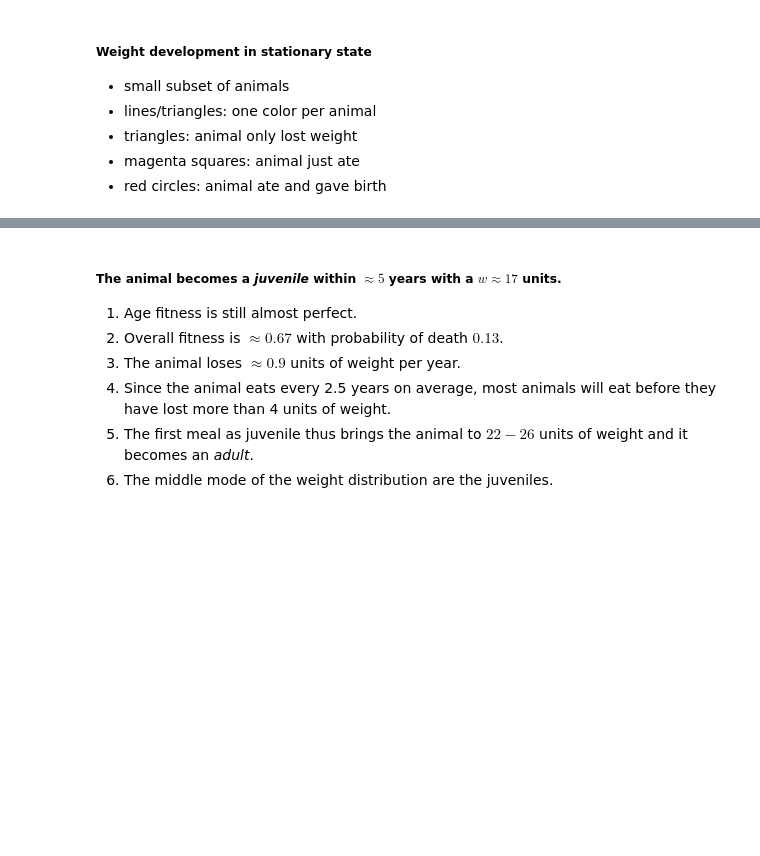
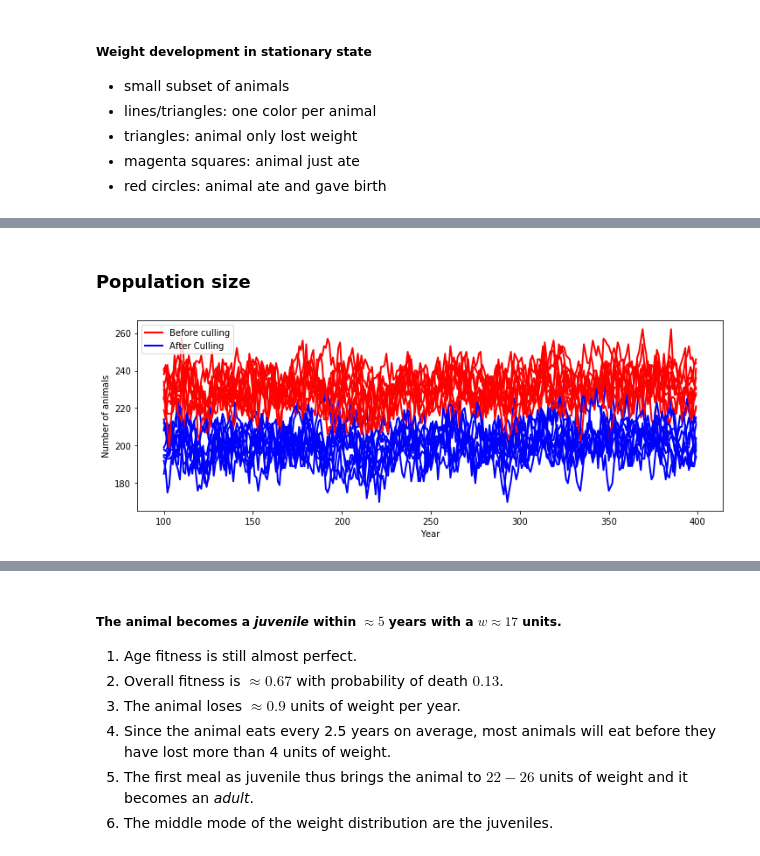
Before and after one commit to heplesser/nmbu_inf200_june2020, a Jupyter notebook: lectures/INF200_H19_J06_ModelDynamics.ipynb, the cells around one changed output, grey strips where cells are left out. Drawn from its saved outputs; the diff is of its cells as text; code cells hidden in the pictures; blank space fills up the shorter version.

```diff
--- a/lectures/INF200_H19_J06_ModelDynamics.ipynb
+++ b/lectures/INF200_H19_J06_ModelDynamics.ipynb
@@ -648,0 +545,11 @@ Very nice agreement with normal distribution, with slight deviation at lower tai
+# %% [markdown]
+### Population size
+# %%
+for h in hd:
+    plt.plot(h.cnt_y, h.cnt_all, 'r', lw=2)
+    plt.plot(h.cnt_y, h.cnt_srv, 'b', lw=2)
+plt.xlabel('Year')
+plt.ylabel('Number of animals')
+plt.legend(['Before culling', 'After Culling']);
+# %% [output]
+[figure, added]
```
Also changed, not shown: parts of 98 cells of this notebook, 22 other files.
